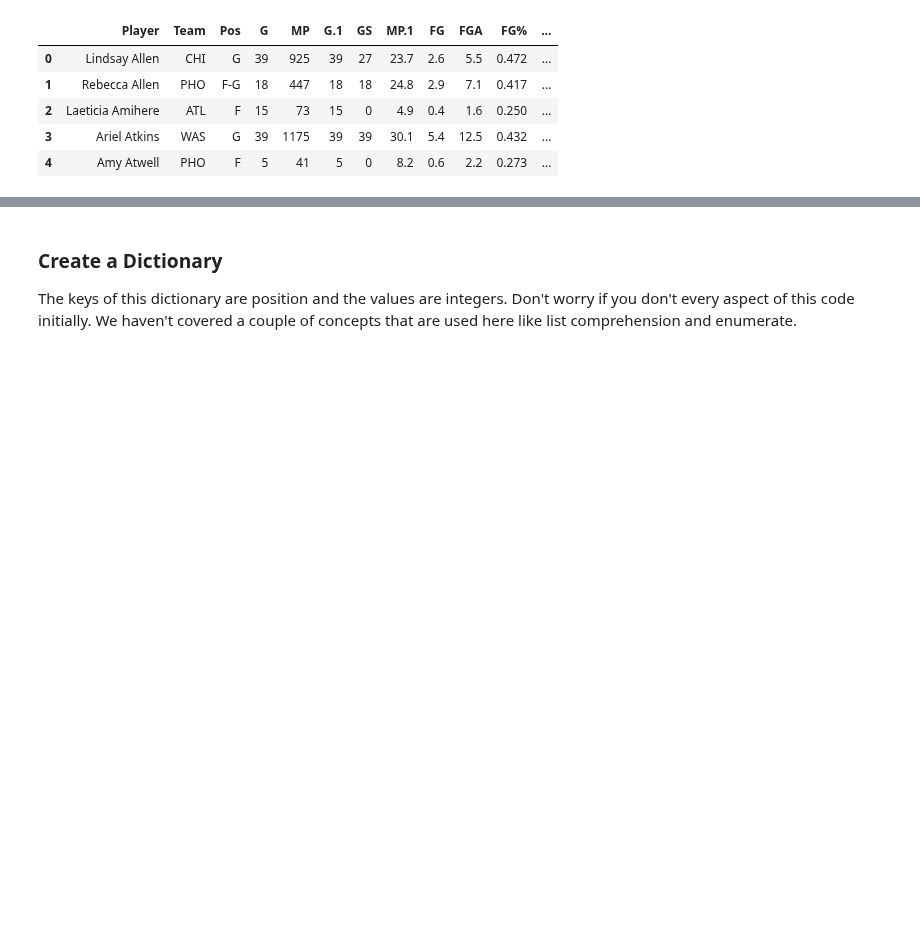
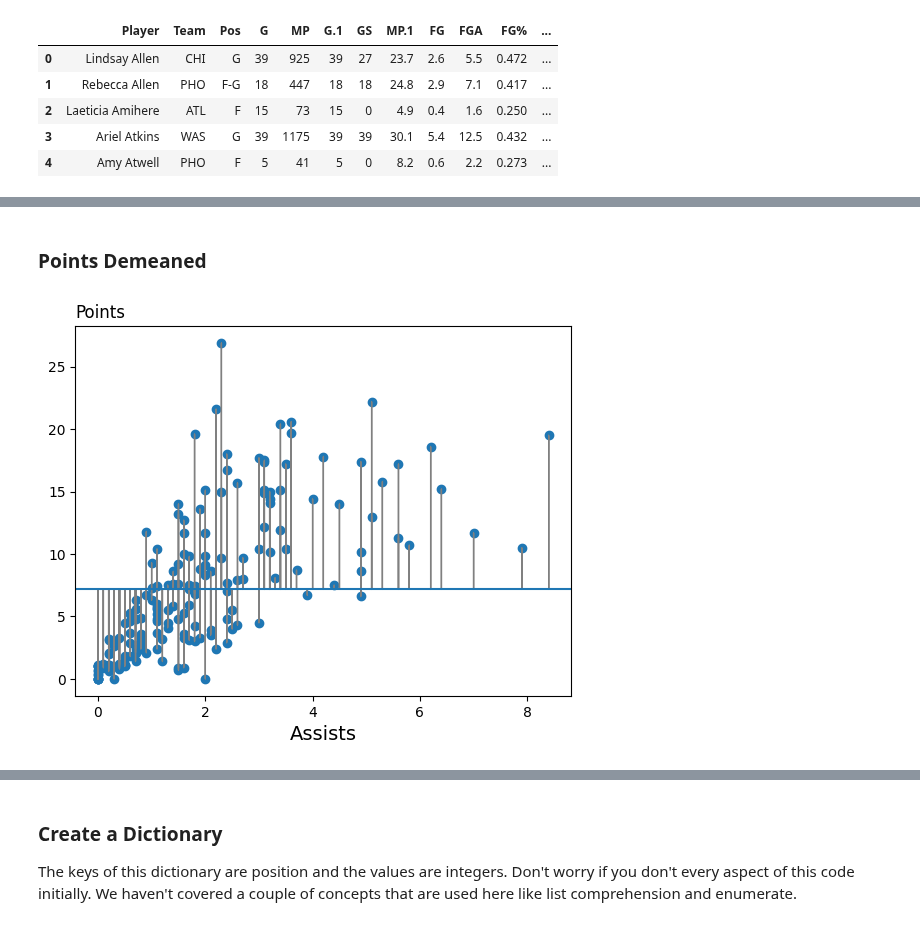
Before and after one commit to pharringtonp19/business-analytics, a Jupyter notebook: notebooks/statistical_inference_five_class.ipynb, the cells around one changed output, grey strips where cells are left out. Saved outputs shown, nothing was run; the diff lists cells and outputs as text; code cells hidden in the pictures; blank space fills up the shorter version.

```diff
--- a/notebooks/statistical_inference_five_class.ipynb
+++ b/notebooks/statistical_inference_five_class.ipynb
@@ -36,0 +51,13 @@ df.head()
+# %% [markdown]
+### **Points Demeaned**
+# %%
+df['PTS_demeaned'] = df['PTS'].map(lambda x: x- df['PTS'].mean())
+plt.scatter(df['AST'], df['PTS'])
+for i in range(len(df)):
+    plt.arrow(df['AST'][i], df['PTS'].mean(), 0, df['PTS_demeaned'][i], ec='grey')
+plt.axhline(df['PTS'].mean())
+plt.xlabel('Assists', size=14)
+plt.title('Points', loc='left')
+plt.show()
+# %% [output]
+[figure, added]
```
Also changed, not shown: parts of 7 cells of this notebook.
